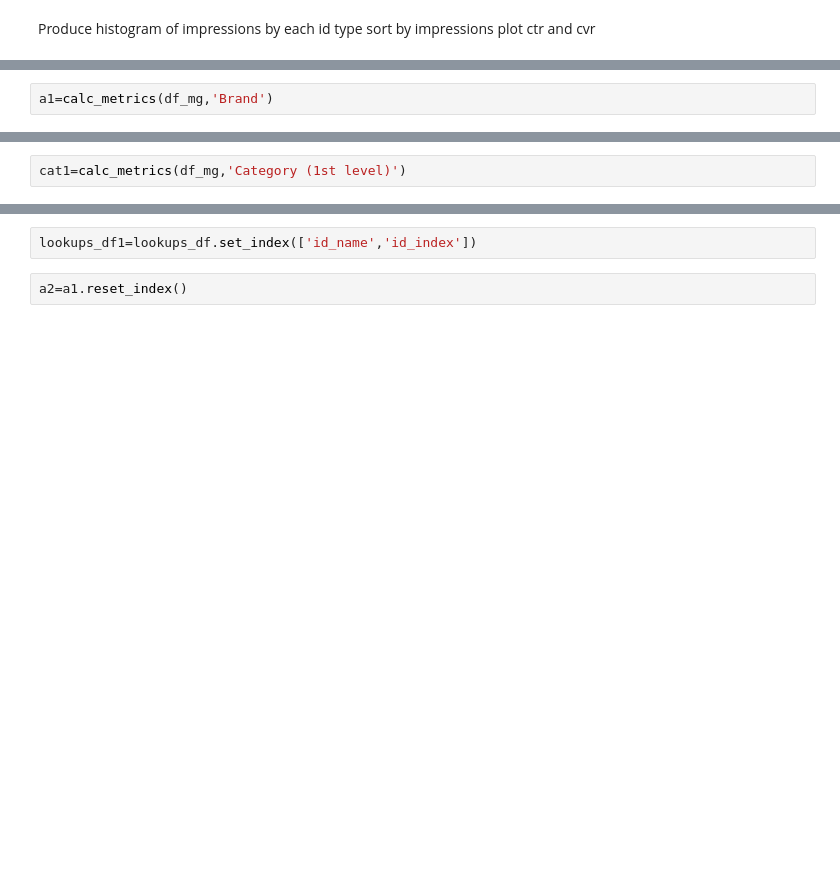
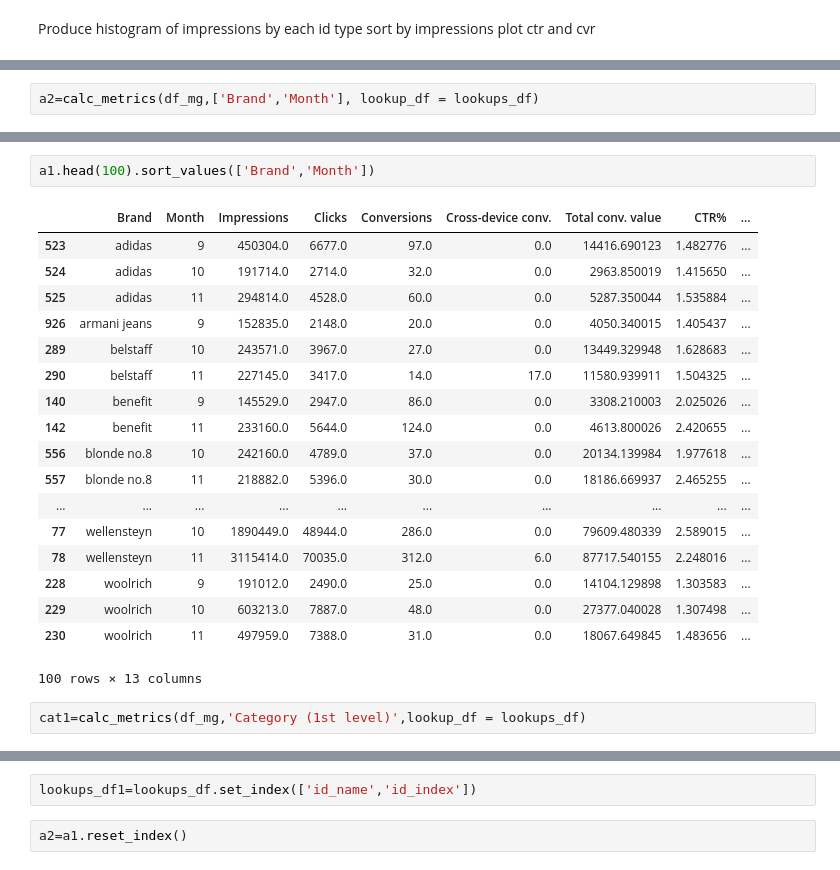
Before and after one commit to seanv507/crea, a Jupyter notebook: crealytics.ipynb, the cells around one changed output, grey strips where cells are left out. Drawn from its saved outputs; the diff is of its cells as text; blank space fills up the shorter version.

```diff
--- a/crealytics.ipynb
+++ b/crealytics.ipynb
@@ -348,2 +540,2 @@ def calc_metrics(df,gps):
 # %%
-a1=calc_metrics(df_mg,'Brand')
+a2=calc_metrics(df_mg,['Brand','Month'], lookup_df = lookups_df)
@@ -350,2 +575,23 @@ a1=calc_metrics(df_mg,'Brand')
+# %%
+a1.head(100).sort_values(['Brand','Month'])
+# %% [output]
+|  | Brand | Month | Impressions | Clicks | Conversions | Cross-device conv. | Total conv. value | CTR% | ... |
+| 523 | adidas | 9 | 450304.0 | 6677.0 | 97.0 | 0.0 | 14416.690123 | 1.482776 | ... |
+| 524 | adidas | 10 | 191714.0 | 2714.0 | 32.0 | 0.0 | 2963.850019 | 1.415650 | ... |
+| 525 | adidas | 11 | 294814.0 | 4528.0 | 60.0 | 0.0 | 5287.350044 | 1.535884 | ... |
+| 926 | armani jeans | 9 | 152835.0 | 2148.0 | 20.0 | 0.0 | 4050.340015 | 1.405437 | ... |
+| 289 | belstaff | 10 | 243571.0 | 3967.0 | 27.0 | 0.0 | 13449.329948 | 1.628683 | ... |
+| 290 | belstaff | 11 | 227145.0 | 3417.0 | 14.0 | 17.0 | 11580.939911 | 1.504325 | ... |
+| 140 | benefit | 9 | 145529.0 | 2947.0 | 86.0 | 0.0 | 3308.210003 | 2.025026 | ... |
+| 142 | benefit | 11 | 233160.0 | 5644.0 | 124.0 | 0.0 | 4613.800026 | 2.420655 | ... |
+| 556 | blonde no.8 | 10 | 242160.0 | 4789.0 | 37.0 | 0.0 | 20134.139984 | 1.977618 | ... |
+| 557 | blonde no.8 | 11 | 218882.0 | 5396.0 | 30.0 | 0.0 | 18186.669937 | 2.465255 | ... |
+| ... | ... | ... | ... | ... | ... | ... | ... | ... | ... |
+| 77 | wellensteyn | 10 | 1890449.0 | 48944.0 | 286.0 | 0.0 | 79609.480339 | 2.589015 | ... |
+| 78 | wellensteyn | 11 | 3115414.0 | 70035.0 | 312.0 | 6.0 | 87717.540155 | 2.248016 | ... |
+| 228 | woolrich | 9 | 191012.0 | 2490.0 | 25.0 | 0.0 | 14104.129898 | 1.303583 | ... |
+| 229 | woolrich | 10 | 603213.0 | 7887.0 | 48.0 | 0.0 | 27377.040028 | 1.307498 | ... |
+| 230 | woolrich | 11 | 497959.0 | 7388.0 | 31.0 | 0.0 | 18067.649845 | 1.483656 | ... |
+100 rows × 13 columns
 # %%
-cat1=calc_metrics(df_mg,'Category (1st level)')
+cat1=calc_metrics(df_mg,'Category (1st level)',lookup_df = lookups_df)
```
Also changed, not shown: parts of 40 cells of this notebook.
